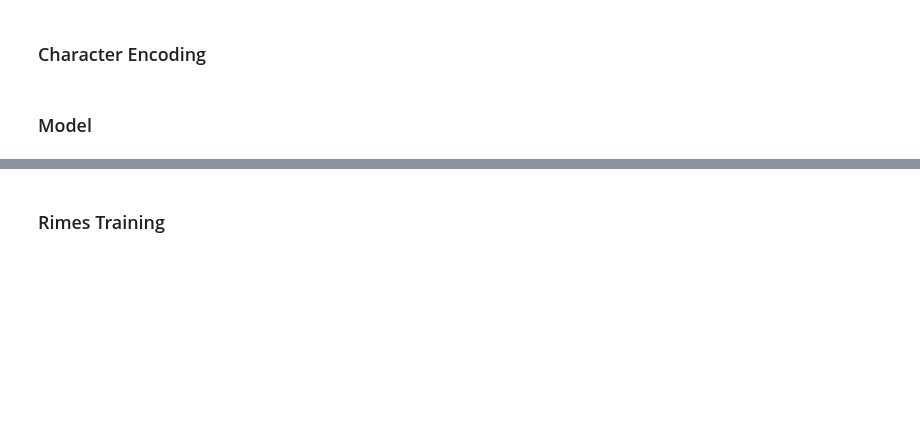
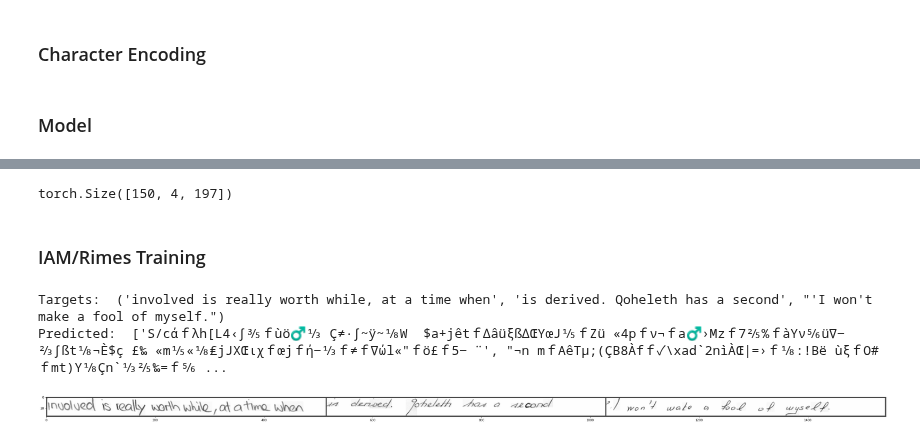
Before and after one commit to ericburdett/cs601r-dl, a Jupyter notebook: tl.ipynb, the cells around one changed output, grey strips where cells are left out. Drawn from its saved outputs; the diff is of its cells as text; code cells hidden in the pictures; blank space fills up the shorter version.

Commit message:
Completed Training Loop

```diff
--- a/tl.ipynb
+++ b/tl.ipynb
@@ -244,16 +297,24 @@ class Encoder():
       strings.append(self.idxs_to_str(idxs))
 
     return strings
+# %%
+def show_imgs(x, new_fig=True):
+    grid = utils.make_grid(x.detach().cpu(), nrow=8, normalize=True, pad_value=0.3)
+    grid = grid.transpose(0,2).transpose(0,1) # channels as last dimension
+    if new_fig:
+        plt.figure(figsize=(50,100))
+    plt.imshow(grid.numpy())
 # %% [markdown]
 ### Model
 # %%
 class Recognizer(nn.Module):
-  def __init__(self, sequence_length=16, language_size=197, hidden_size=256, num_layers=2, dropout_rate=0.2):
+  def __init__(self, sequence_length=16, language_size=197, hidden_size=256, num_layers=2, dropout_rate=0.2, horizontal_dim=512):
     super(Recognizer, self).__init__()
 
     self.language_size = language_size
     self.hidden_size = hidden_size
     self.num_layers = num_layers
+    self.horizontal_dim = horizontal_dim
 
     # Encoder
     self.conv1 = nn.Sequential(nn.Conv2d(1, 8, 3, 1, 1), nn.LeakyReLU(), nn.BatchNorm2d(8))
@@ -279,7 +340,7 @@ class Recognizer(nn.Module):
     self.mp = nn.MaxPool2d((32, 1))
 
     # Decoder
-    self.gru1 = nn.GRU(128, self.hidden_size, self.num_layers, bidirectional=True, batch_first=True)
+    self.gru1 = nn.GRU(self.horizontal_dim, self.hidden_size, self.num_layers, bidirectional=True, batch_first=True)
     self.fc1 = nn.Linear(self.hidden_size * 2, 128)
     self.gru2 = nn.GRU(128, self.hidden_size, self.num_layers, bidirectional=True, batch_first=True)
     self.fc2 = nn.Linear(self.hidden_size * 2, sequence_length)
@@ -321,7 +382,7 @@ class Recognizer(nn.Module):
     out = self.mp(out)
 
     # Decoder
-    out = out.view(-1, self.language_size, 128)
+    out = out.view(-1, self.language_size, self.horizontal_dim)
 
     out, _ = self.gru1(out)
     out = self.fc1(out)
@@ -337,7 +398,7 @@ class Recognizer(nn.Module):
 def parameter_count(model):
   return sum(p.numel() for p in model.parameters())
 # %%
-recognizer = Recognizer(sequence_length=150, num_layers=1)
+recognizer = Recognizer(sequence_length=150, num_layers=1, horizontal_dim=512)
 print('param count: ', parameter_count(recognizer))
-print('out size: ', recognizer(torch.randn(1, 1, 32, 128)).shape)
+print('out size: ', recognizer(torch.randn(1, 1, 32, 512)).shape)
 # %% [output]
@@ -346,5 +413,9 @@ out size:  torch.Size([150, 1, 197])
+# %%
+recognizer(img).shape
+# %% [output]
+torch.Size([150, 4, 197])
 # %% [markdown]
-### Rimes Training
+### IAM/Rimes Training
 # %%
 def train(dataset):
   EPOCHS = 50
@@ -405,0 +518,8 @@ def train(dataset):
+# %%
+# Train with Rimes Dataset
+iam_dataset = IamDataset(desired_size=(32, 512))
+iam_recognizer, iam_train_losses, iam_val_losses = train(iam_dataset)
+# %% [output]
+Targets:  ('involved is really worth while, at a time when', 'is derived. Qoheleth has a second', "'I won't make a fool of myself.")
+Predicted:  ['S/cάｆλh[L4‹∫⅗ｆùö♂⅓ Ç≠·∫~ÿ~⅛W  $a+jêtｆ∆âüξß∆ŒYœJ⅕ｆΖü «4pｆν¬ｆa♂›Mzｆ7⅖%ｆàYν⅚ü∇‒⅔∫ßt⅛¬È$ç £‰ «m⅕«⅛₤jJXŒιχｆœjｆή‒⅓ｆ≠ｆ∇ώl«"ｆö£ｆ5‒ ¨', "¬n mｆAêΤμ;(ÇB8Àfｆ✓\xad`2nìÀŒ|=›ｆ⅛:!Bë ùξｆO#ｆmt)Y⅛Çn`⅓⅖‰=ｆ⅚ ...
+[figure, added]
```
Also changed, not shown: parts of 8 cells of this notebook.
